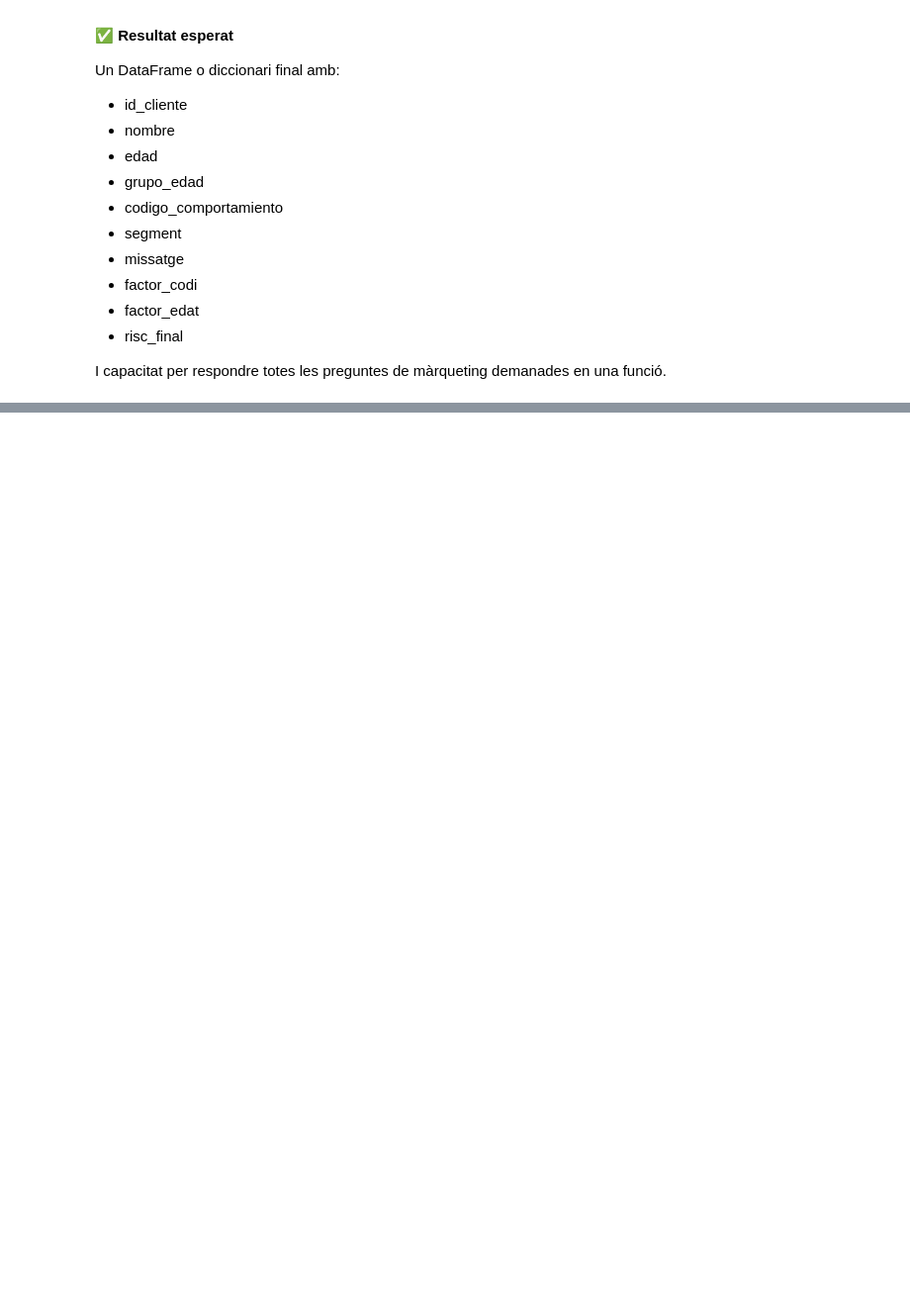
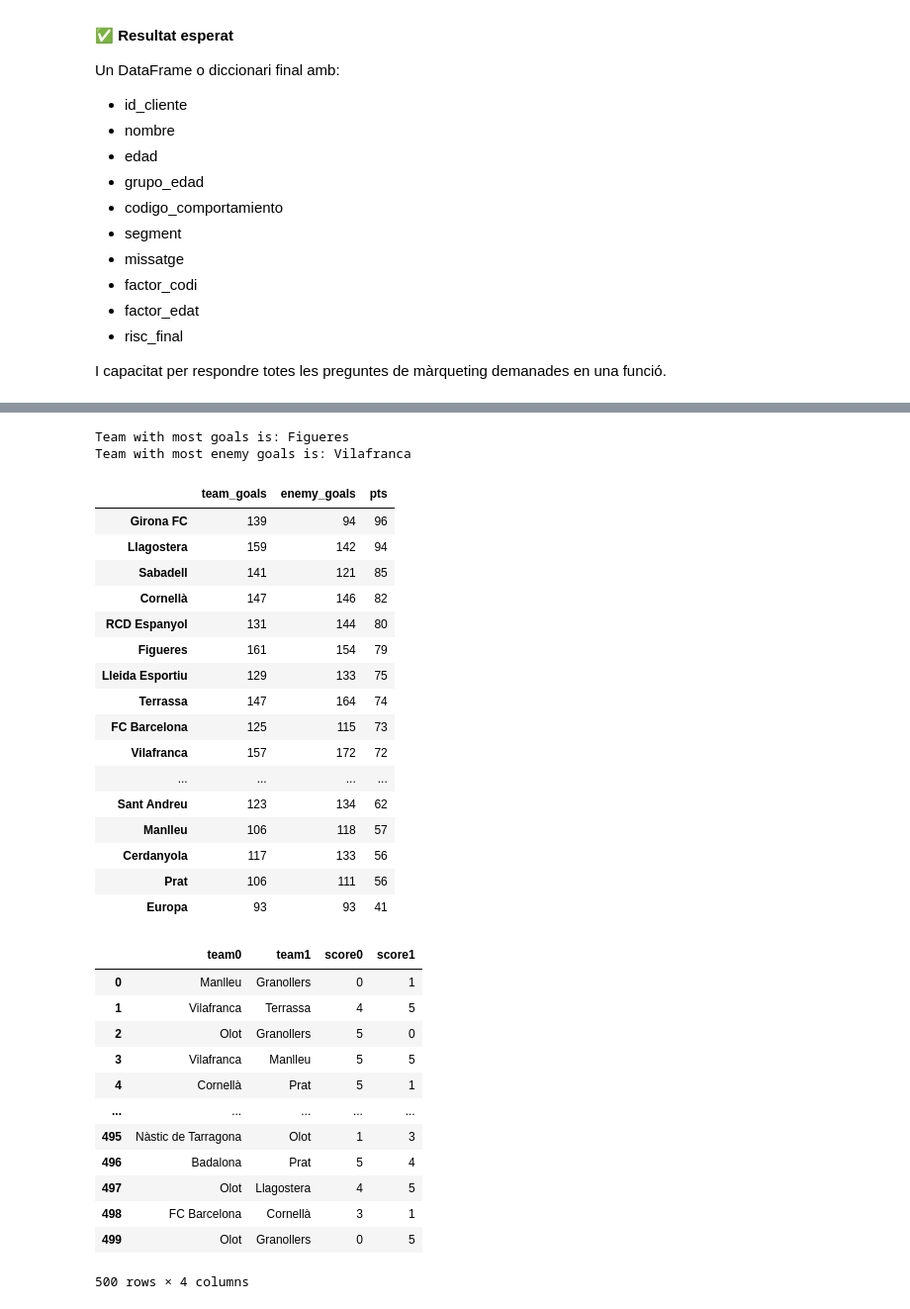
Before and after one commit to Horizon-A028/ITA, a Jupyter notebook: S7/S7.ipynb, the cells around one changed output, grey strips where cells are left out. Shown at 99% size. Drawn from its saved outputs; the diff is of its cells as text; code cells hidden in the pictures; blank space fills up the shorter version.

```diff
--- a/S7/S7.ipynb
+++ b/S7/S7.ipynb
@@ -631,0 +1088,5 @@ df
+# %%
+from google.colab import files
+import io
+
+uploaded = files.upload()
@@ -631,0 +1096,2 @@ df
+# %%
+text = uploaded["historic partits.txt"].decode("utf-8")
@@ -631,0 +1199,37 @@ df
+# %%
+g = Games(text)
+display(g.summary)
+display(g.data)
+# %% [output]
+Team with most goals is: Figueres
+Team with most enemy goals is: Vilafranca
+|  | team_goals | enemy_goals | pts |
+| Girona FC | 139 | 94 | 96 |
+| Llagostera | 159 | 142 | 94 |
+| Sabadell | 141 | 121 | 85 |
+| Cornellà | 147 | 146 | 82 |
+| RCD Espanyol | 131 | 144 | 80 |
+| Figueres | 161 | 154 | 79 |
+| Lleida Esportiu | 129 | 133 | 75 |
+| Terrassa | 147 | 164 | 74 |
+| FC Barcelona | 125 | 115 | 73 |
+| Vilafranca | 157 | 172 | 72 |
+| ... | ... | ... | ... |
+| Sant Andreu | 123 | 134 | 62 |
+| Manlleu | 106 | 118 | 57 |
+| Cerdanyola | 117 | 133 | 56 |
+| Prat | 106 | 111 | 56 |
+| Europa | 93 | 93 | 41 |
+|  | team0 | team1 | score0 | score1 |
+| 0 | Manlleu | Granollers | 0 | 1 |
+| 1 | Vilafranca | Terrassa | 4 | 5 |
+| 2 | Olot | Granollers | 5 | 0 |
+| 3 | Vilafranca | Manlleu | 5 | 5 |
+| 4 | Cornellà | Prat | 5 | 1 |
+| ... | ... | ... | ... | ... |
+| 495 | Nàstic de Tarragona | Olot | 1 | 3 |
+| 496 | Badalona | Prat | 5 | 4 |
+| 497 | Olot | Llagostera | 4 | 5 |
+| 498 | FC Barcelona | Cornellà | 3 | 1 |
+| 499 | Olot | Granollers | 0 | 5 |
+500 rows × 4 columns
```
Also changed, not shown: parts of 108 cells of this notebook, 2 other files.
